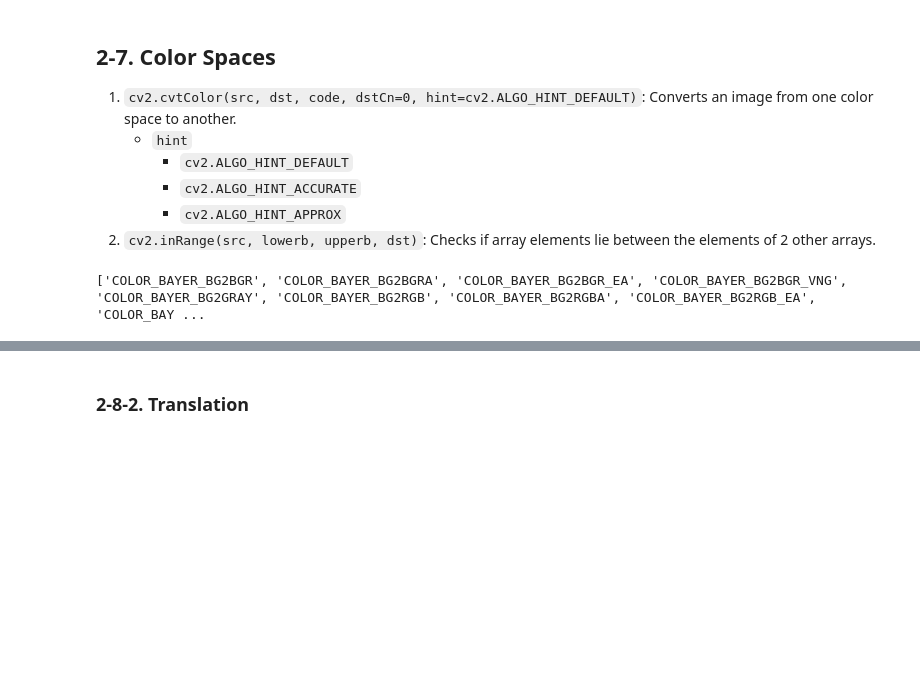
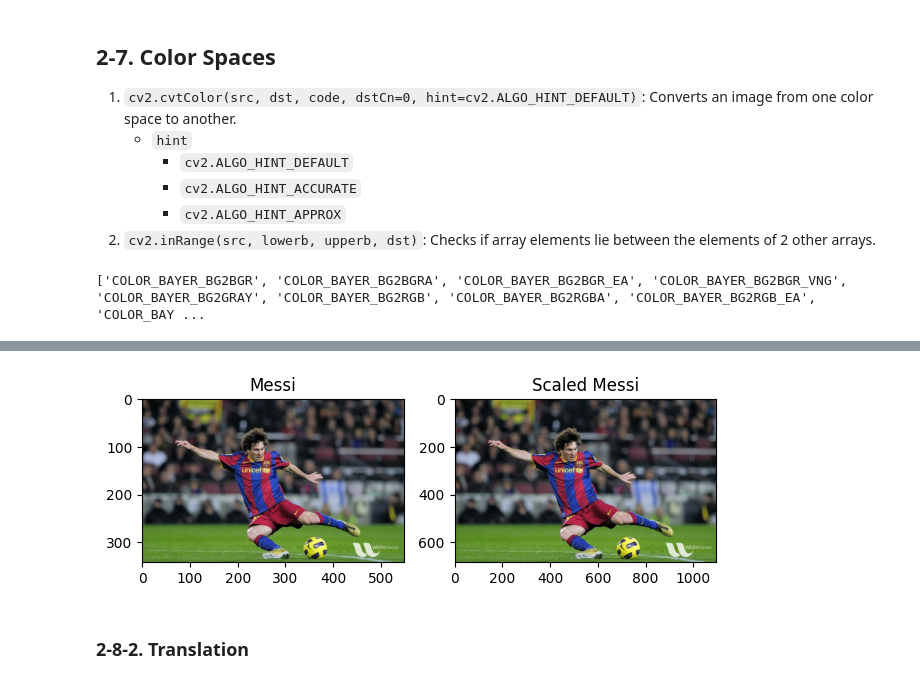
Before and after one commit to yungshun317/torch-cv, a Jupyter notebook: opencv.ipynb, the cells around one changed output, grey strips where cells are left out. Saved outputs shown, nothing was run; the diff lists cells and outputs as text; code cells hidden in the pictures; blank space fills up the shorter version.

```diff
--- a/opencv.ipynb
+++ b/opencv.ipynb
@@ -650,3 +670,16 @@ res = cv.resize(img,(2*width, 2*height), interpolation = cv.INTER_CUBIC)
+# %%
+image = cv2.imread('data/messi5.jpg')
+assert image is not None, "File could not be Read, Check with os.path.exists() please."
+
+height, width = image.shape[:2]
+result = cv2.resize(image, (2 * width, 2 * height), interpolation=cv2.INTER_CUBIC)
+
+plt.subplot(121), plt.imshow(cv2.cvtColor(image, cv2.COLOR_BGR2RGB)), plt.title('Messi')
+plt.subplot(122), plt.imshow(cv2.cvtColor(result, cv2.COLOR_BGR2RGB)), plt.title('Scaled Messi')
+plt.tight_layout()
+plt.show()
+# %% [output]
+[figure, added]
 # %% [markdown]
 ### 2-8-2. Translation
 # %%
```
Also changed, not shown: parts of 12 cells of this notebook.
